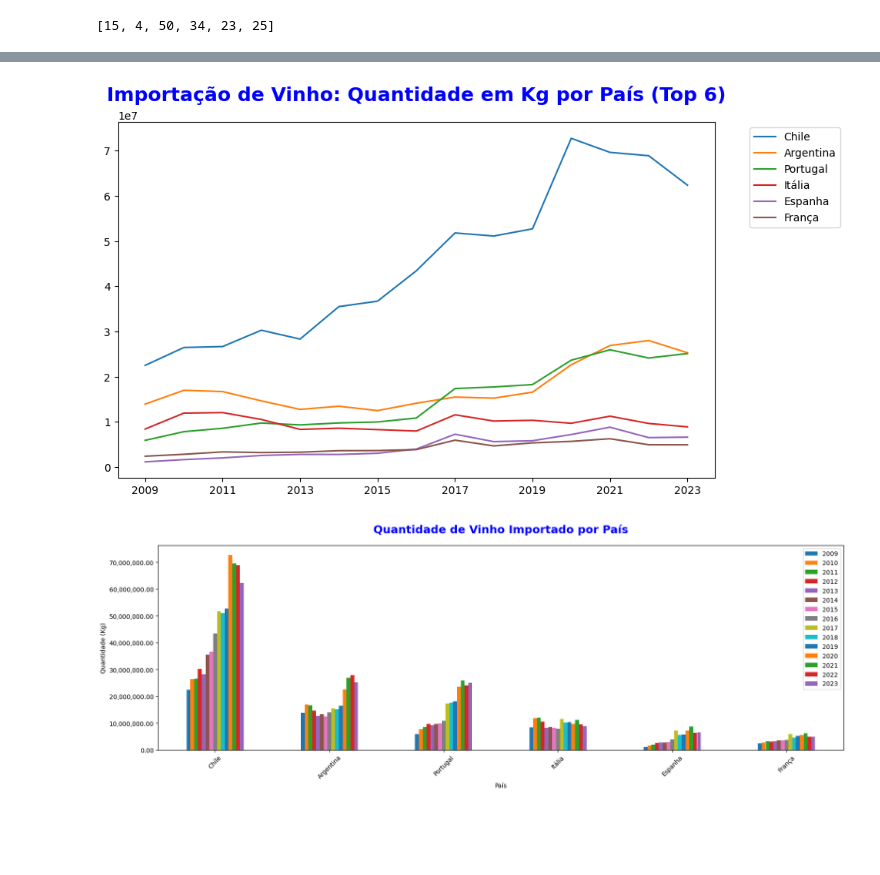
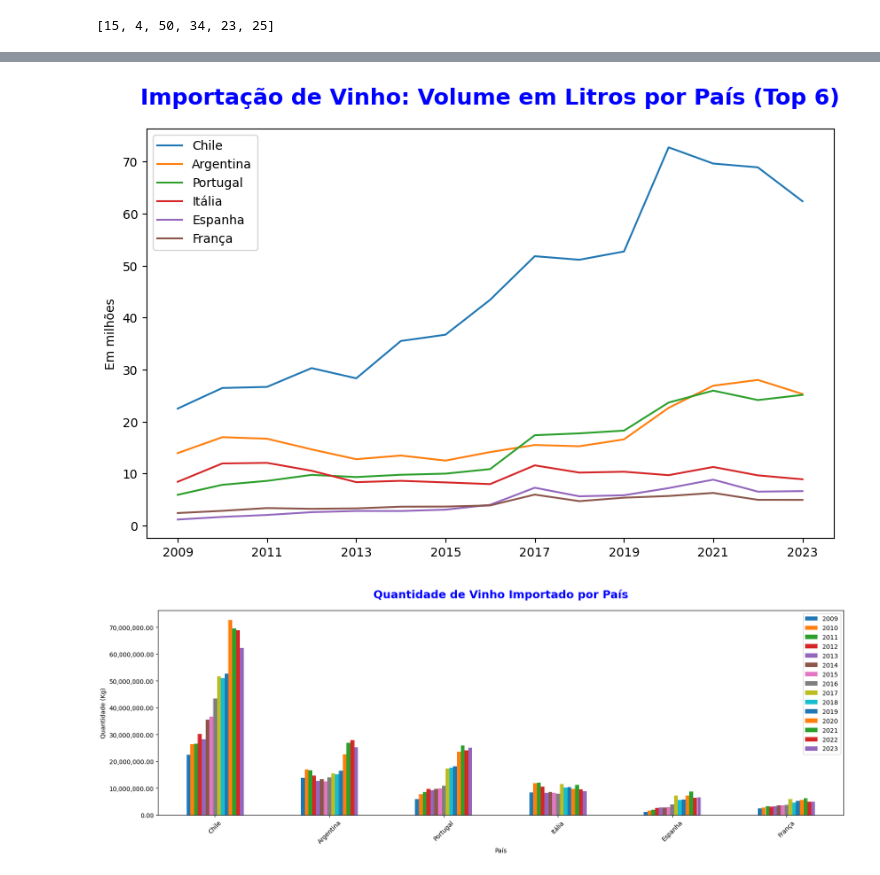
Before and after one commit to SandraRojasZ/Vinifera, a Jupyter notebook: Notebooks/Importação - Sandra/ImpVinhos.ipynb, the cells around one changed output, grey strips where cells are left out. Saved outputs shown, nothing was run; the diff lists cells and outputs as text; code cells hidden in the pictures; blank space fills up the shorter version.

```diff
--- a/Notebooks/Importação - Sandra/ImpVinhos.ipynb
+++ b/Notebooks/Importação - Sandra/ImpVinhos.ipynb
@@ -6,0 +5,8 @@ impVinho = pd.read_csv("https://github.com/Data-Analitycs-Pos-Tech-Fiap/Vinifera
+# %%
+# URL do arquivo CSV no GitHub
+urlVinhos = 'https://raw.githubusercontent.com/Data-Analitycs-Pos-Tech-Fiap/Vinifera/refs/heads/main/Dataset/Importacao/ImpVinhos.csv'
+# Leitura do arquivo CSV
+impVinho = pd.read_csv(urlVinhos, sep=';')
+
+# Exibindo as primeiras linhas do DataFrame
+print(impVinho.head())
@@ -187,13 +214,16 @@ dados_usaveisKg
 | Itália | 8387908 | 11911190 | 12025827 | 10506144 | 8308831 | 8566756 | 8261383 | 7936409 | 11538990 | 10154564 | 10323254 | ... |
 | Espanha | 1119540 | 1622100 | 1999970 | 2540209 | 2772104 | 2760797 | 3024533 | 3948614 | 7240535 | 5595268 | 5797980 | ... |
 | França | 2372448 | 2799118 | 3329437 | 3181440 | 3265362 | 3592782 | 3617130 | 3831566 | 5921728 | 4653789 | 5324383 | ... |
+# %%
+dados_usaveisKg = dados_usaveisKg / 1_000_000
 # %%
 dados_usaveisKg.T.plot(figsize=(10,6))
-plt.title("Importação de Vinho: Quantidade em Kg por País (Top 6)", fontsize=18, fontweight='bold', color='blue', loc='center', pad=20)
-plt.legend(bbox_to_anchor=(1.05, 1), loc='upper left')
+plt.title("Importação de Vinho: Volume em Litros por País (Top 6)", fontsize=18, fontweight='bold', color='blue', loc='center', pad=20)
+plt.legend( loc='upper left')
+plt.ylabel('Em milhões')
 plt.show()
 # %% [output]
-[figure, old version]
+[figure, new version]
 # %%
 import matplotlib.pyplot as plt
 import matplotlib.ticker as ticker
```
Also changed, not shown: parts of 21 cells of this notebook.
